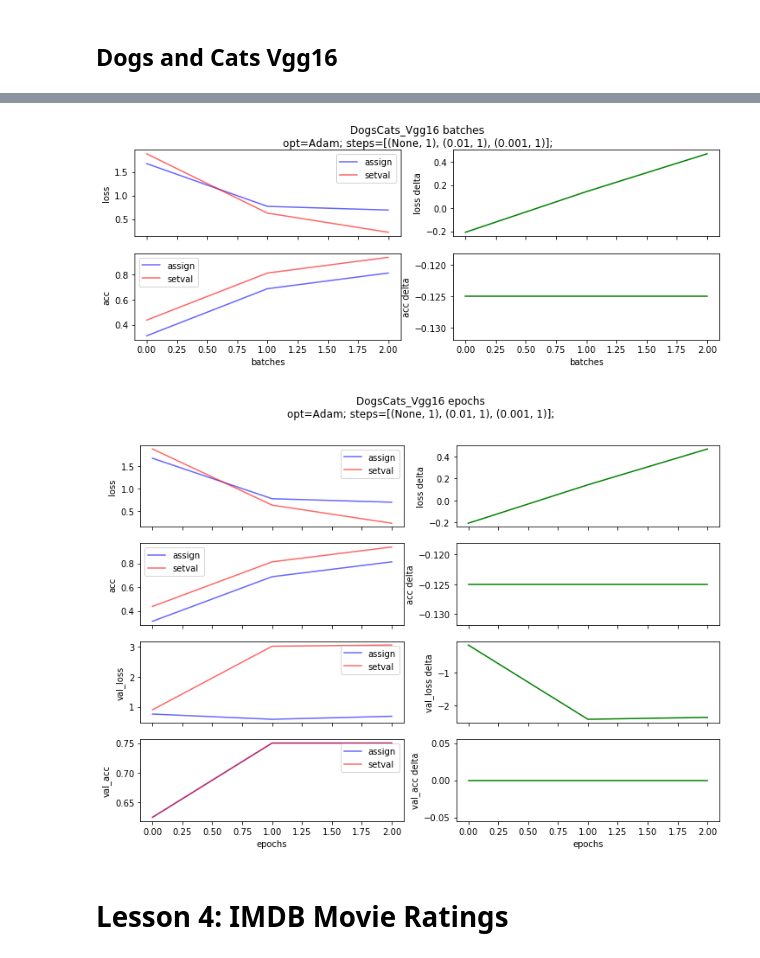
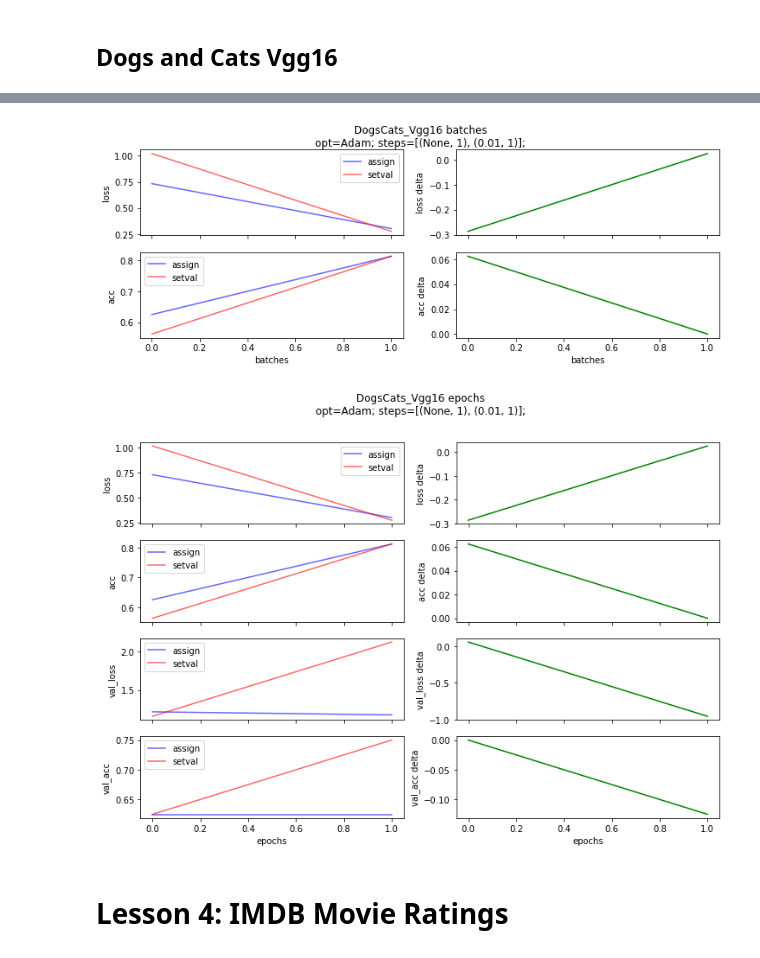
Before and after one commit to appleby/courses, a Jupyter notebook: deeplearning1/nbs/ma-learning-rate-test.ipynb, the cells around one changed output, grey strips where cells are left out. Saved outputs shown, nothing was run; the diff lists cells and outputs as text; code cells hidden in the pictures.

```diff
--- a/deeplearning1/nbs/ma-learning-rate-test.ipynb
+++ b/deeplearning1/nbs/ma-learning-rate-test.ipynb
@@ -85,30 +85,36 @@ class LRTester(object):
     def save_weights(self):
         for model, label in zip(self.models, self.setter.LABELS):
             model.save_weights(self._fname(label + '_wgts'))
+        return self
 
     def load_weights(self):
         self.models = [self.getmodel(), self.getmodel()]
         for model, label in zip(self.models, self.setter.LABELS):
             model.load_weights(self._fname(label + '_wgts'))
+        return self
 
     def save_hist(self):
         for hist, label in zip(self.histories, self.setter.LABELS):
             with open(self._fname(label + '_hist'), 'w') as f:
                 pickle.dump(hist, f)
+        return self
 
     def load_hist(self):
         self.histories = []
         for label in self.setter.LABELS:
             with open(self._fname(label + '_hist')) as f:
                 self.histories.append(pickle.load(f))
+        return self
 
     def save_state(self):
         self.save_weights()
         self.save_hist()
+        return self
 
     def load_state(self):
         self.load_weights()
         self.load_hist()
+        return self
 
     def _plotrow(self, axes, data1, data2, metric):
         ax_data, ax_delta = axes
@@ -163,10 +169,12 @@ class LRTester(object):
                     axes[thisrow][1].set_xlabel(name)
 
         plt.show()
+        return self
 
     def makefigs(self):
         self.makefig('batches')
         self.makefig('epochs')
+        return self
 
     def _run_steps(self, model, hist, steps, setfn):
         hist.steps = steps
@@ -200,6 +208,7 @@ class LRTester(object):
 
         self._run_steps(model1, hist1, steps1, self.setter.set1)
         self._run_steps(model2, hist2, steps2, self.setter.set2)
+        return self
 # %%
 def runtests(model_factory):
     for opt in [Adam, SGD]:
@@ -483,9 +492,7 @@ class DogsCats_Vgg16(object):
                             validation_data=test_batches, nb_val_samples=test_batches.N,
                             verbose=verbose)
 # %%
-t = LRTester(DogsCats_Vgg16)
-t.run(steps=[None, 0.01, 0.001])
-t.makefigs()
+t = LRTester(DogsCats_Vgg16).run(steps=[None, 0.01]).makefigs()
 # %% [output]
 Found 16 images belonging to 2 classes.
 Found 8 images belonging to 2 classes.
@@ -507,5 +517,5 @@ Epoch 1/1
-[figure, old version]
+[figure, new version]
-[figure, old version]
+[figure, new version]
 # %% [markdown]
 # Lesson 4: IMDB Movie Ratings
 # %% [markdown]
```
Also changed, not shown: parts of 1 cell of this notebook.
